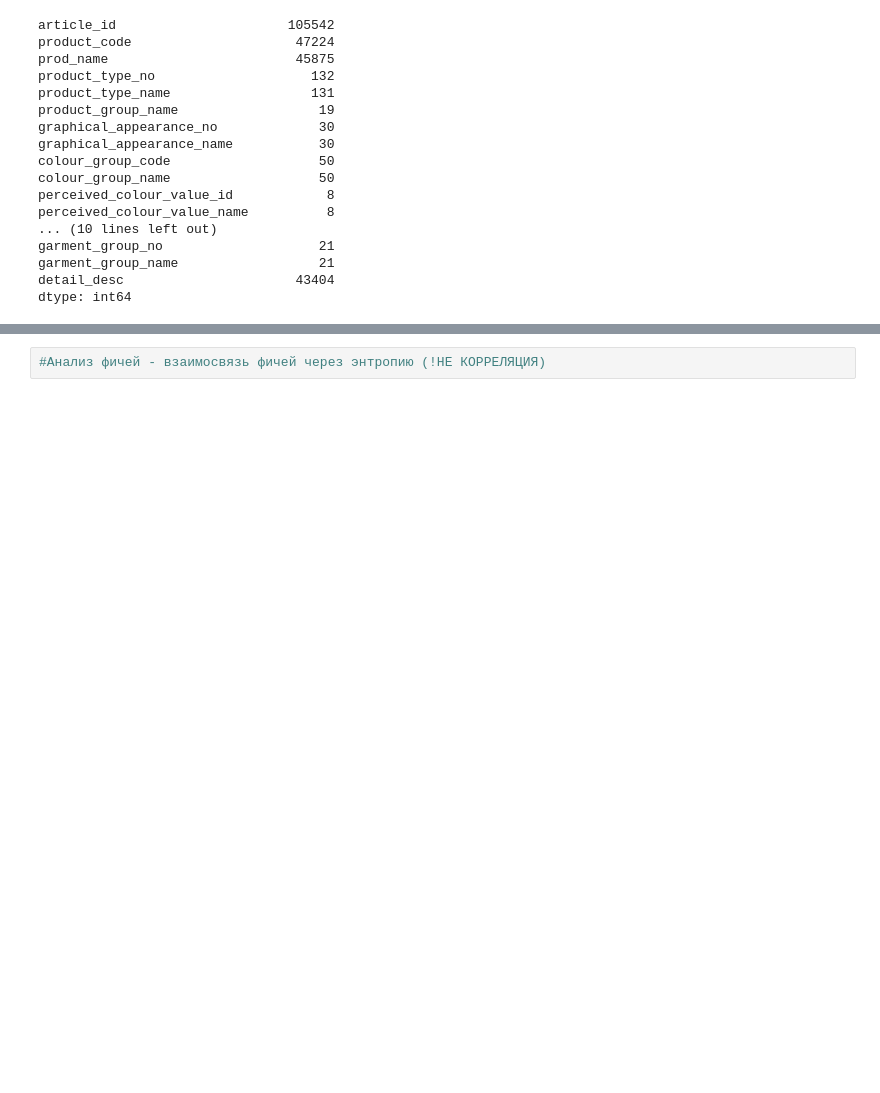
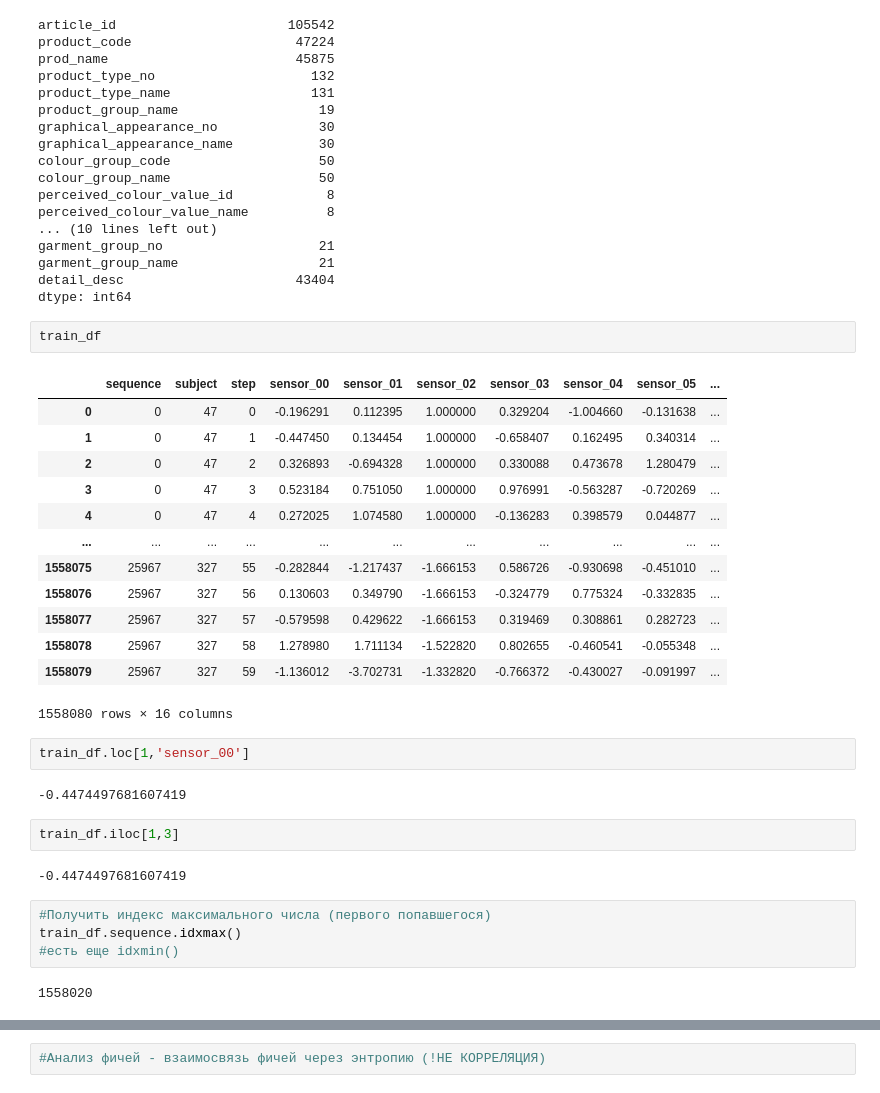
Before and after one commit to tsyganok-ks/usefull-things, a Jupyter notebook: usefull_things.ipynb, the cells around one changed output, grey strips where cells are left out. Drawn from its saved outputs; the diff is of its cells as text; blank space fills up the shorter version.

```diff
--- a/usefull_things.ipynb
+++ b/usefull_things.ipynb
@@ -138,3 +138,33 @@ garment_group_no                    21
 garment_group_name                  21
 detail_desc                      43404
 dtype: int64
+# %%
+train_df
+# %% [output]
+|  | sequence | subject | step | sensor_00 | sensor_01 | sensor_02 | sensor_03 | sensor_04 | sensor_05 | ... |
+| 0 | 0 | 47 | 0 | -0.196291 | 0.112395 | 1.000000 | 0.329204 | -1.004660 | -0.131638 | ... |
+| 1 | 0 | 47 | 1 | -0.447450 | 0.134454 | 1.000000 | -0.658407 | 0.162495 | 0.340314 | ... |
+| 2 | 0 | 47 | 2 | 0.326893 | -0.694328 | 1.000000 | 0.330088 | 0.473678 | 1.280479 | ... |
+| 3 | 0 | 47 | 3 | 0.523184 | 0.751050 | 1.000000 | 0.976991 | -0.563287 | -0.720269 | ... |
+| 4 | 0 | 47 | 4 | 0.272025 | 1.074580 | 1.000000 | -0.136283 | 0.398579 | 0.044877 | ... |
+| ... | ... | ... | ... | ... | ... | ... | ... | ... | ... | ... |
+| 1558075 | 25967 | 327 | 55 | -0.282844 | -1.217437 | -1.666153 | 0.586726 | -0.930698 | -0.451010 | ... |
+| 1558076 | 25967 | 327 | 56 | 0.130603 | 0.349790 | -1.666153 | -0.324779 | 0.775324 | -0.332835 | ... |
+| 1558077 | 25967 | 327 | 57 | -0.579598 | 0.429622 | -1.666153 | 0.319469 | 0.308861 | 0.282723 | ... |
+| 1558078 | 25967 | 327 | 58 | 1.278980 | 1.711134 | -1.522820 | 0.802655 | -0.460541 | -0.055348 | ... |
+| 1558079 | 25967 | 327 | 59 | -1.136012 | -3.702731 | -1.332820 | -0.766372 | -0.430027 | -0.091997 | ... |
+1558080 rows × 16 columns
+# %%
+train_df.loc[1,'sensor_00']
+# %% [output]
+-0.4474497681607419
+# %%
+train_df.iloc[1,3]
+# %% [output]
+-0.4474497681607419
+# %%
+#Получить индекс максимального числа (первого попавшегося)
+train_df.sequence.idxmax()
+#есть еще idxmin()
+# %% [output]
+1558020
```
Also changed, not shown: parts of 3 cells of this notebook.
